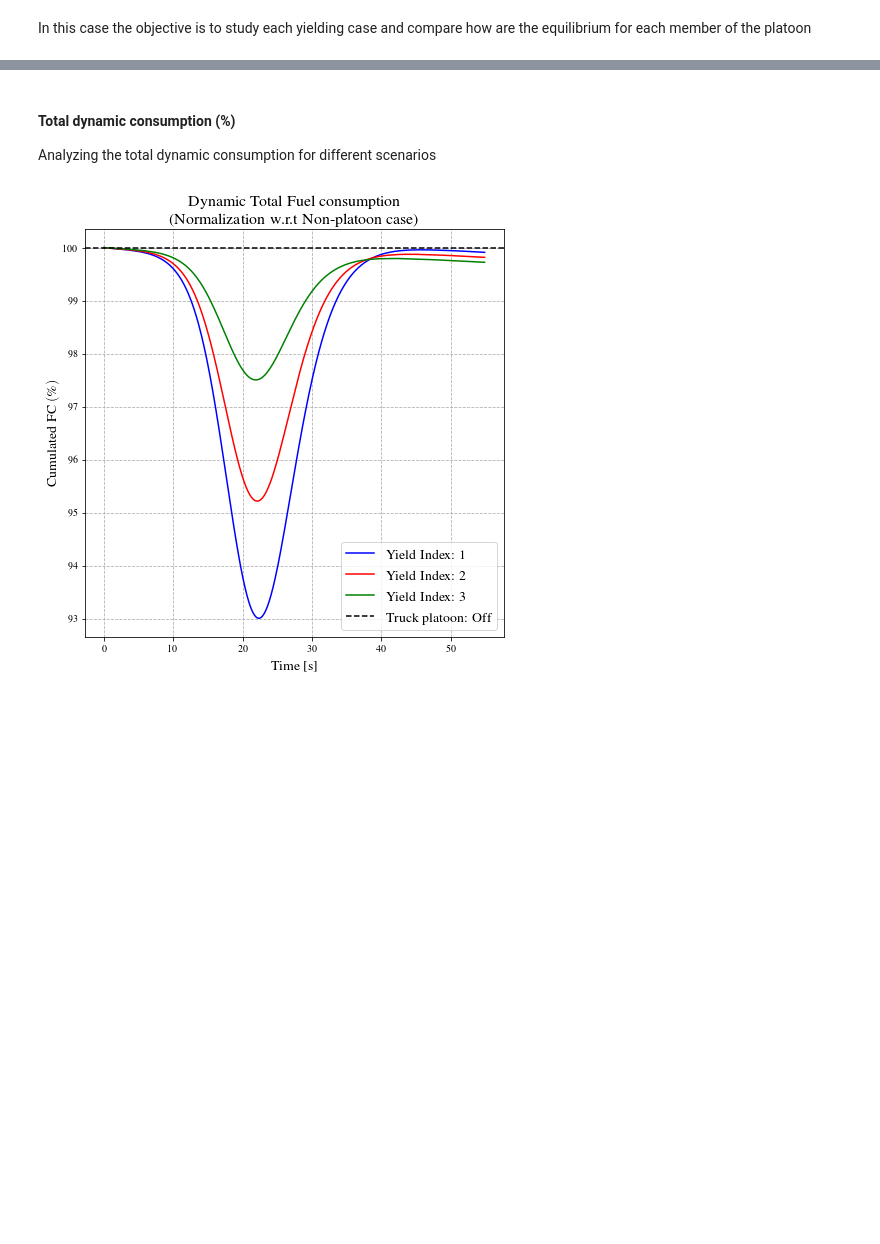
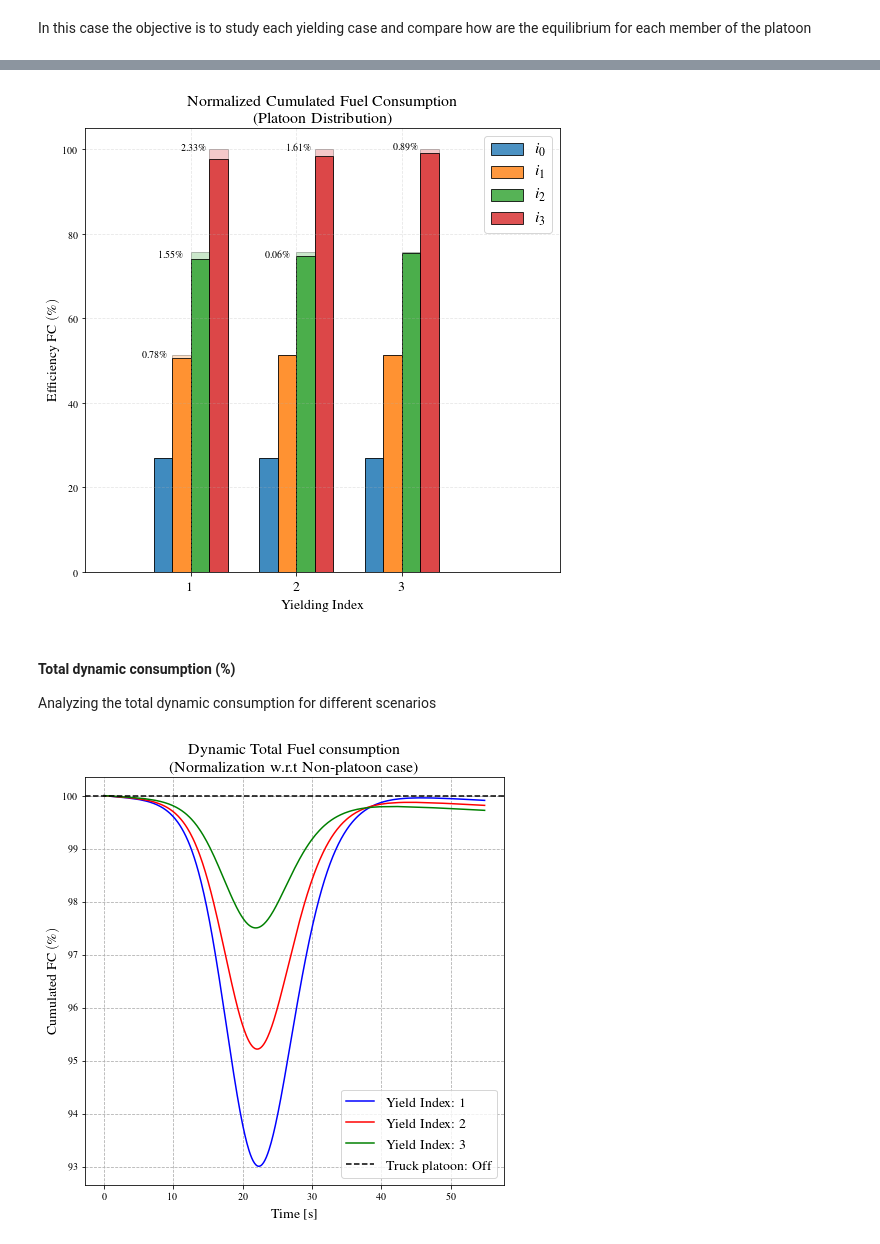
Before and after one commit to licit-lab/energy-impact-platoon, a Jupyter notebook: notebook/05-Evaluation.ipynb, the cells around one changed output, grey strips where cells are left out. Cells and saved outputs as stored; diff of their text form; code cells hidden in the pictures; blank space fills up the shorter version.

Commit message:
Update on equilibrium plot

```diff
--- a/notebook/05-Evaluation.ipynb
+++ b/notebook/05-Evaluation.ipynb
@@ -523,3 +493,68 @@ plt.savefig('../output/fc-equilibrium.pdf',format='pdf', bbox_inches='tight')
+# %%
+# Due to time constraints we make it in a manual form
+
+x  = np.array([0, 1, 2])
+h1 = [27.031036,  27.031046,  27.031065]#, 27.031036]
+h3 = [50.570306,  51.296137,  51.296148]#, 51.354024]
+h5 = [74.119844,  74.836448,  75.562292]#, 75.677012]
+h7 = [97.667365,  98.387015,  99.103638]#, 100.0]
+
+h2 = [27.031036]*3
+h4 = [51.354024]*3
+h6 = [75.677012]*3
+h8 = [100.0]*3
+
+opacity = 0.25
+bar_width = 0.35/2
+
+fig, ax = plt.subplots(figsize=(7.5,7.5))
+
+ax.bar(x-1.5*bar_width, h2, width = bar_width,
+      alpha=opacity, color = 'tab:blue',edgecolor = "k")
+ax.bar(x-bar_width/2, h4, width = bar_width,
+      alpha=opacity, color = 'tab:orange',edgecolor = "k")
+ax.bar(x+bar_width/2, h6, width = bar_width,
+      alpha=opacity, color = 'tab:green',edgecolor = "k")
+ax.bar(x+1.5*bar_width, h8, width = bar_width,
+      alpha=opacity, color = 'tab:red',edgecolor = "k")
+
+opacity = 0.8
+
+
+# # plt.xlim(-1,4)
+# # # ax.bar(x, h2, width = bar_width ,label='Not platoon',
+# # #        alpopacity = 0.35ha=opacity, color='b')
+ax.bar(x-1.5*bar_width, h1, width = bar_width,label=r'$i_0$',
+      alpha=opacity, color = 'tab:blue', edgecolor = "k")
+ax.bar(x-bar_width/2, h3, width = bar_width,label=r'$i_1$',
+      alpha=opacity, color = 'tab:orange', edgecolor = "k")
+ax.bar(x+bar_width/2, h5, width = bar_width,label=r'$i_2$',
+      alpha=opacity, color = 'tab:green', edgecolor = "k")
+ax.bar(x+1.5*bar_width, h7, width = bar_width,label=r'$i_3$',
+      alpha=opacity, color = 'tab:red', edgecolor = "k")
+
+# Annotations
+
+ax.annotate(r'0.78\%', xy = (x[0]-1.5*bar_width, h3[0]), xytext=(x[0]-1.5*bar_width-0.2, h3[0]+0.2))
+ax.annotate(r'1.55\%', xy = (x[0], h5[0]), xytext=(x[0]-0.3, h5[0]+0.3))
+ax.annotate(r'2.33\%', xy = (x[0]+1.5*bar_width, h7[0]), xytext=(x[0]+1.5*bar_width-0.35, h7[0]+2.2))
+ax.annotate(r'0.06\%', xy = (x[1], h5[0]), xytext=(x[1]-0.3, h5[0]+0.3))
+ax.annotate(r'1.61\%', xy = (x[1]+1.5*bar_width, h7[0]), xytext=(x[1]+1.5*bar_width-0.35, h7[0]+2.1))
+ax.annotate(r'0.89\%', xy = (x[2]+1.5*bar_width, h7[0]), xytext=(x[2]+1.5*bar_width-0.35, h7[0]+2.1))
+
+ax.set_xlabel('Yielding Index', fontsize = 14)
+ax.set_ylabel(f'Efficiency FC  $(\%)$', fontsize = 14)
+ax.set_title('Normalized Cumulated Fuel Consumption  \n (Platoon Distribution) ', fontsize = 16)
+plt.xlim((-1,3.5))
+ax.set_xticks(x)
+ax.set_xticklabels(('1', '2', '3'), fontsize = 14)
+ax.legend(fontsize=16)
+ax.grid(True, linestyle='--', alpha = 0.3)
+
+fig.tight_layout()
+plt.savefig('../output/fc-equilibrium.pdf',format='pdf', bbox_inches='tight')
+# %% [output]
+[figure, added]
 # %% [markdown]
 #### Total dynamic consumption (%)
 
```
Also changed, not shown: parts of 8 cells of this notebook.
